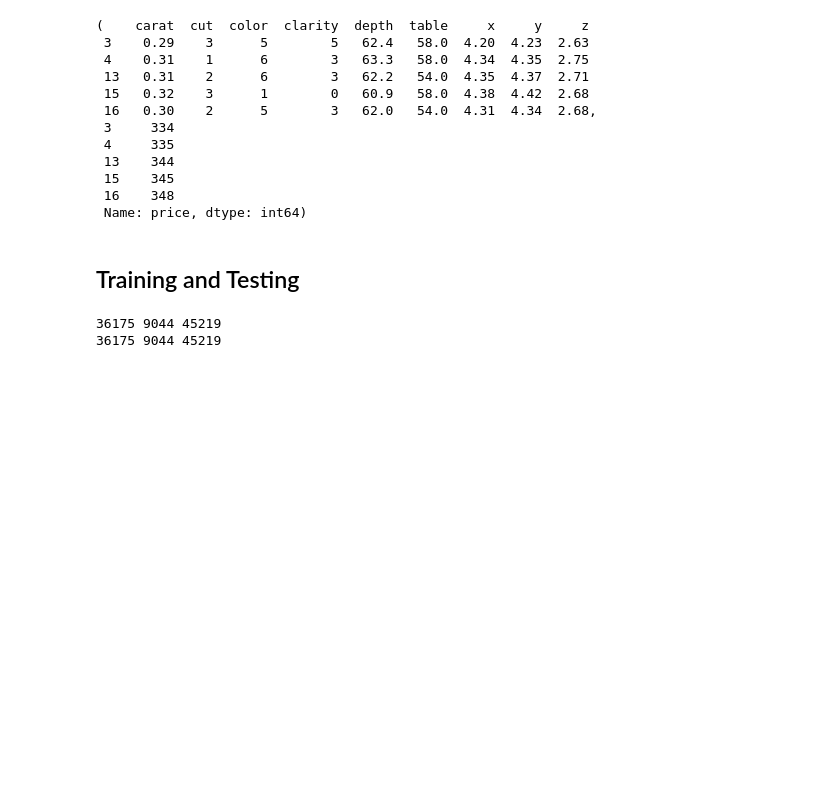
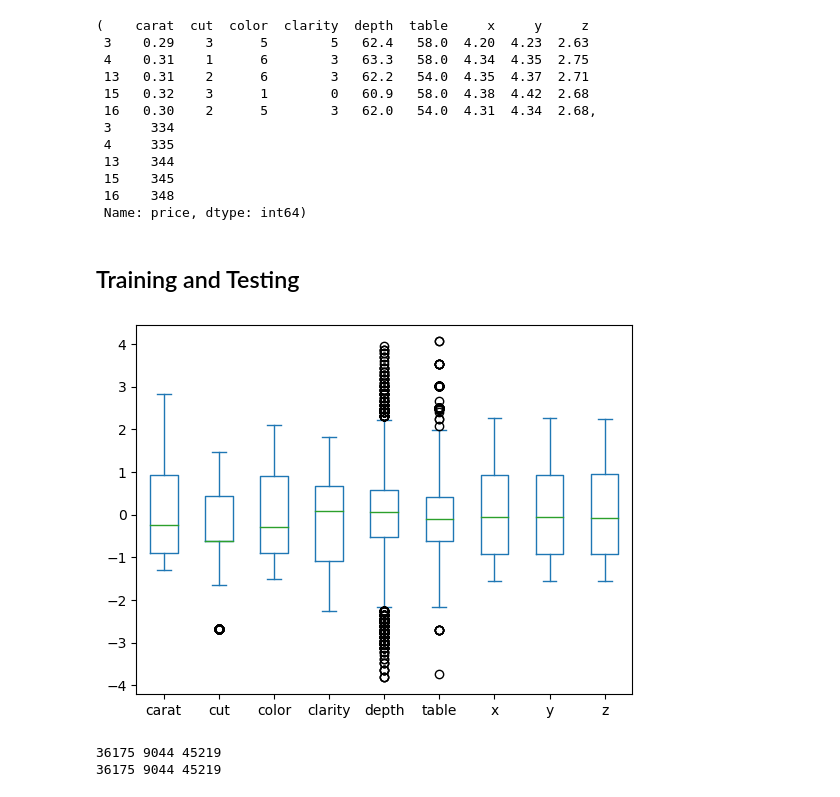
Before and after one commit to rlawns255/Project4_Group4, a Jupyter notebook: Data_clean.ipynb, the cells around one changed output. Drawn from its saved outputs; the diff is of its cells as text; code cells hidden in the pictures; blank space fills up the shorter version.

```diff
--- a/Data_clean.ipynb
+++ b/Data_clean.ipynb
@@ -312,4 +293,8 @@ X.head(), y.head()
  Name: price, dtype: int64)
 # %% [markdown]
 ## Training and Testing
+# %%
+plot_box(new_df2)
+# %% [output]
+[figure, added]
 # %%
```
Also changed, not shown: parts of 44 cells of this notebook.
